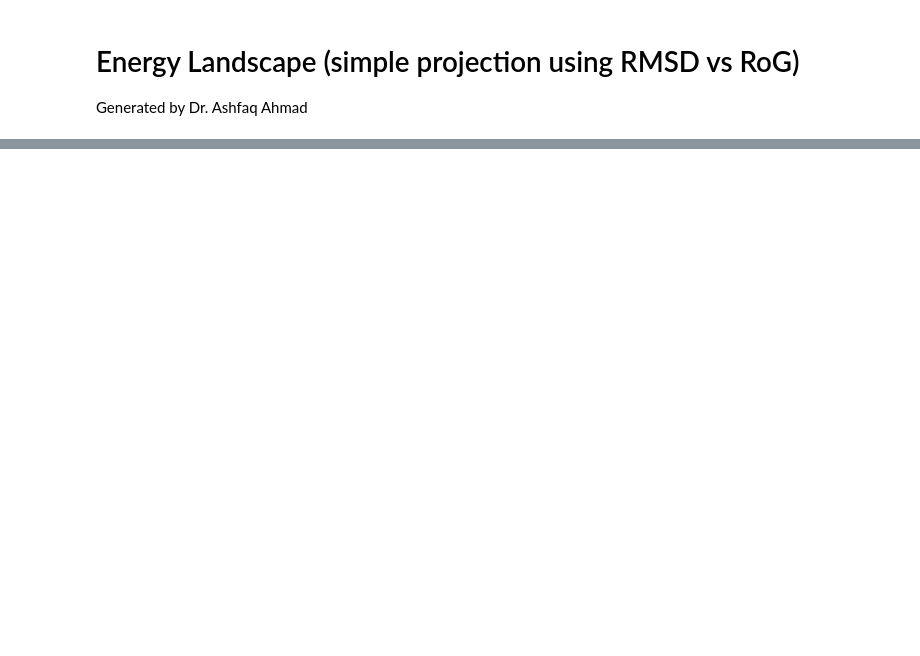
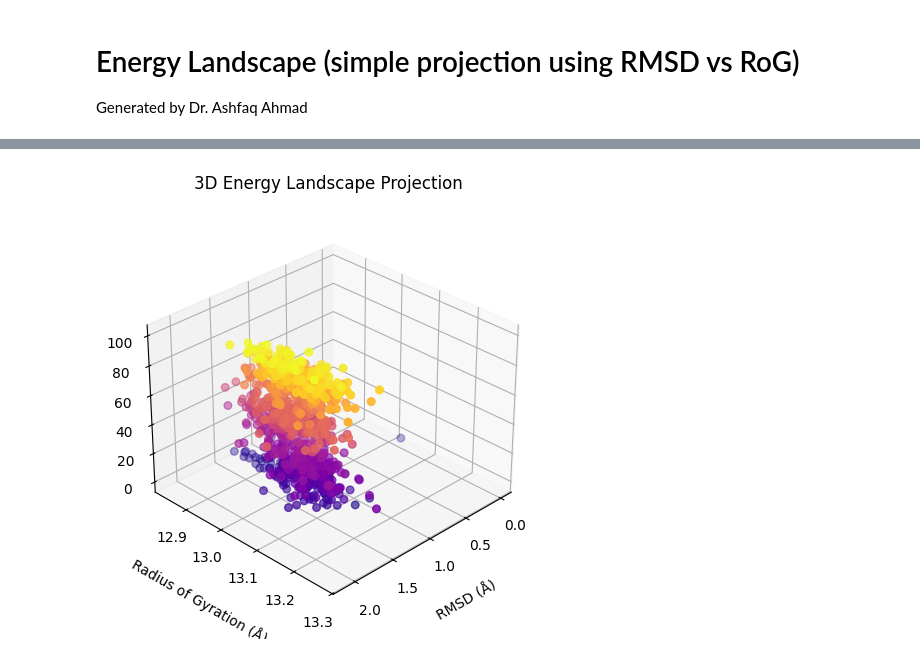
Before and after one commit to Ash100/MDS, a Jupyter notebook: E_landscap_SSA.ipynb, the cells around one changed output, grey strips where cells are left out. Drawn from its saved outputs; the diff is of its cells as text; code cells hidden in the pictures; blank space fills up the shorter version.

```diff
--- a/E_landscap_SSA.ipynb
+++ b/E_landscap_SSA.ipynb
@@ -53,30 +99,44 @@ plt.show()
 # %%
 import matplotlib.pyplot as plt
 from mpl_toolkits.mplot3d import Axes3D
 import numpy as np
 
-# Frame numbers
+# Frame numbers and time
 frames = np.arange(len(R.rmsd[:,2]))
+time_ns = frames * 0.1  # Convert to nanoseconds
 
 # RMSD values
 RMSD_vals = R.rmsd[:,2]
 
-# Radius of Gyration
-RoG_vals = rog  # make sure 'rog' list was computed as before
+# Radius of Gyration values
+RoG_vals = rog
 
 # Create 3D plot
-fig = plt.figure(figsize=(10, 10))
+fig = plt.figure(figsize=(10, 8))
 ax = fig.add_subplot(111, projection='3d')
 
-ax.scatter(RMSD_vals, RoG_vals, frames, c=frames, cmap='plasma', s=30)
-ax.set_xlabel("RMSD (Å)")
-ax.set_ylabel("Radius of Gyration (Å)")
-ax.set_zlabel("Frame Index")
-ax.set_title("3D Energy Landscape Projection")
+# Plot
+ax.scatter(RMSD_vals, RoG_vals, time_ns, c=time_ns, cmap='plasma', s=30)
+
+# Labels
+ax.set_xlabel("RMSD (Å)", labelpad=12)
+ax.set_ylabel("Radius of Gyration (Å)", labelpad=12)
+ax.set_zlabel("Time (ns)", labelpad=16)  # Adjust as needed
+
+# Rotate for better visibility
+ax.view_init(elev=30, azim=45)
+
+# Title
+ax.set_title("3D Energy Landscape Projection", pad=20)
+
+# Manual margin adjustments instead of tight_layout
+plt.subplots_adjust(left=0.5, right=0.9, bottom=0.1, top=0.9)
+
+# Show and save
 plt.show()
-
-plt.show()
-fig.savefig("3wa4_energy_landscape_3d.png", dpi=600, bbox_inches=None)
+fig.savefig("3wa4_energy_landscape_3d.png", dpi=600)
+# %% [output]
+[figure, added]
 # %%
 import numpy as np
 import matplotlib.pyplot as plt
```
Also changed, not shown: parts of 12 cells of this notebook.
